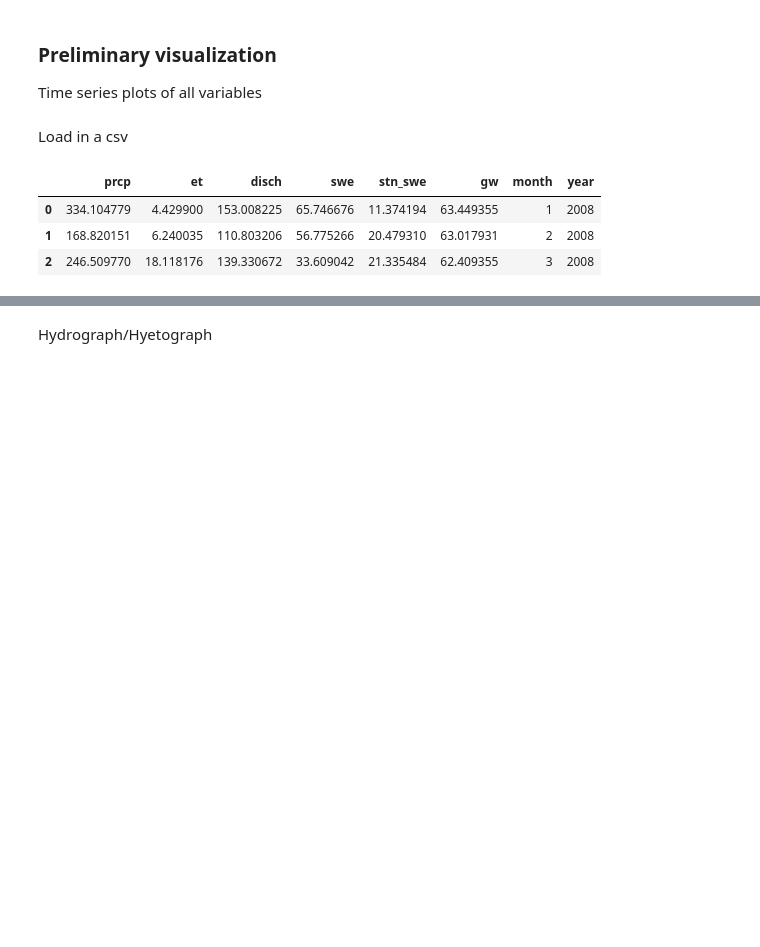
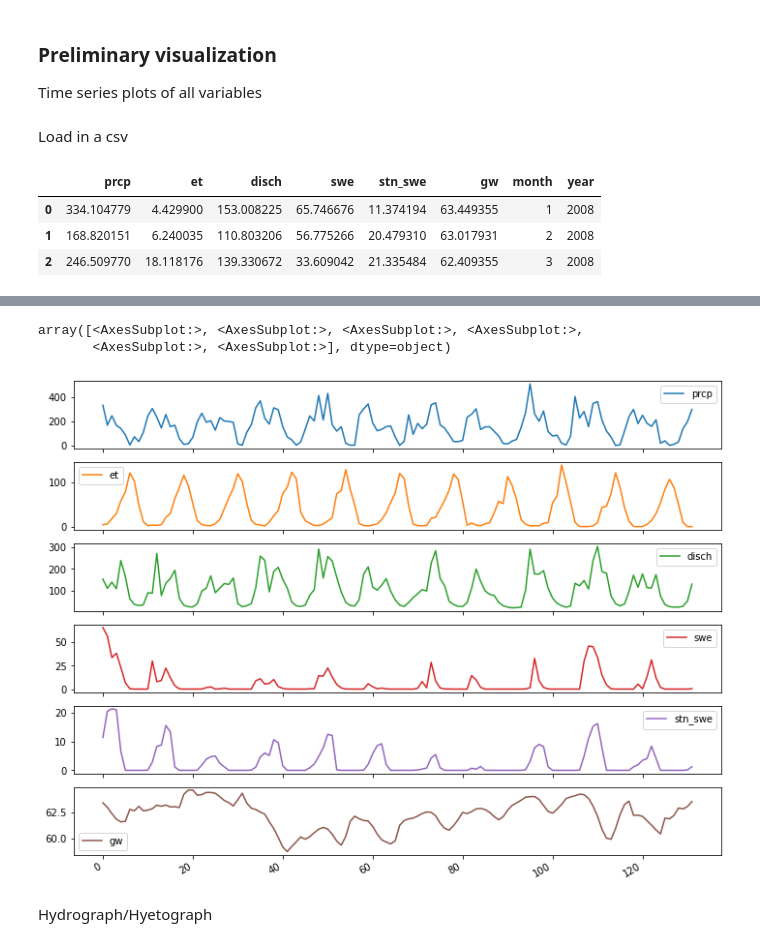
Before and after one commit to waterhackweek/whw2020_snowgw, a Jupyter notebook: eda_snowGW.ipynb, the cells around one changed output, grey strips where cells are left out. Drawn from its saved outputs; the diff is of its cells as text; code cells hidden in the pictures; blank space fills up the shorter version.

```diff
--- a/eda_snowGW.ipynb
+++ b/eda_snowGW.ipynb
@@ -31,3 +55,9 @@ data.head(3)
+# %%
+df.plot(figsize = (12,10),subplots=True)
+# %% [output]
+array([<AxesSubplot:>, <AxesSubplot:>, <AxesSubplot:>, <AxesSubplot:>,
+       <AxesSubplot:>, <AxesSubplot:>], dtype=object)
+[figure, added]
 # %%
 fig, ax = plt.subplots()
 
```
Also changed, not shown: parts of 31 cells of this notebook.
